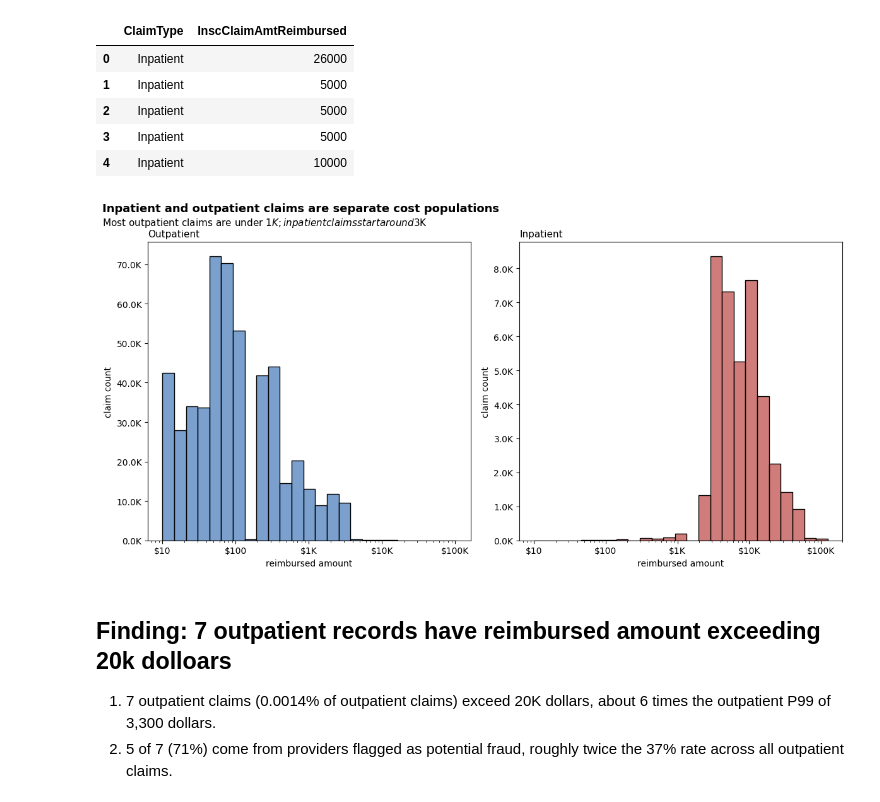
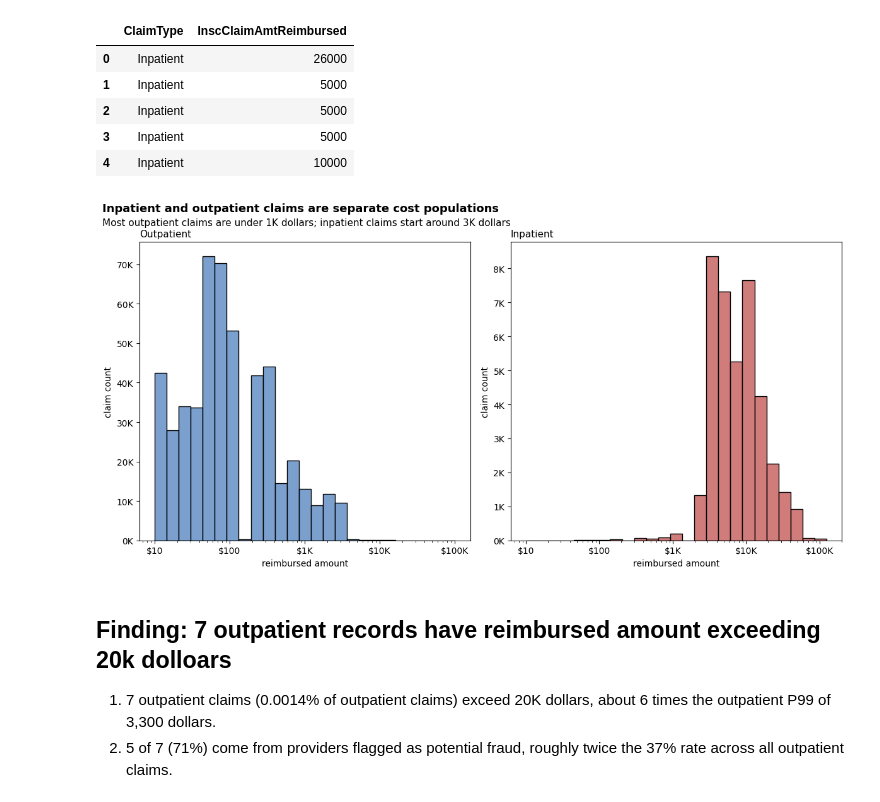
Before and after one commit to sophiaYishan/us_healthcare_claims_analysis, a Jupyter notebook: claim-analysis.ipynb, the cells around one changed output. Drawn from its saved outputs; the diff is of its cells as text; code cells hidden in the pictures.

```diff
--- a/claim-analysis.ipynb
+++ b/claim-analysis.ipynb
@@ -891,31 +891,31 @@ plot_df3.head()
 # %%
 from matplotlib import ticker
 
 fig, (ax1, ax2) = plt.subplots(1,2, figsize = (12,6))
 sns.histplot(data = plot_df3[plot_df3['ClaimType'] == 'Outpatient'], x = 'InscClaimAmtReimbursed', bins = 25, log_scale = True, color='#4f81bd', ax=ax1)
 sns.histplot(data = plot_df3[plot_df3['ClaimType'] == 'Inpatient'], x = 'InscClaimAmtReimbursed', bins = 25, log_scale = True, color='#c0504d', ax=ax2)
 
 def dollars(v, pos):
     return f'${v/1000:,.0f}K' if v >=1000 else f'${v:.0f}'
 
 def thousands(v, pos):
-    return f'{v/1000}K'
+    return f'{v/1000:,.0f}K'
 
 for ax, name in [(ax1, 'Outpatient'), (ax2, 'Inpatient')]:
     ax.xaxis.set_major_formatter(ticker.FuncFormatter(dollars))
     ax.yaxis.set_major_formatter(ticker.FuncFormatter(thousands))
     ax.set_title(name, loc = 'left', fontsize = 11)
     ax.set_ylabel('claim count')
     ax.set_xlabel('reimbursed amount')
 
 title = 'Inpatient and outpatient claims are separate cost populations'
-text = 'Most outpatient claims are under $1K; inpatient claims start around $3K'
+text = 'Most outpatient claims are under 1K dollars; inpatient claims start around 3K dollars'
 fig.suptitle(title,x = 0.01, y = 0.99, ha = 'left', fontsize=13, fontweight='bold')
 fig.text(x = 0.01, y = 0.93, s = text, ha = 'left', fontsize = 11)
 plt.tight_layout()
 plt.show()
 # %% [output]
-[figure, old version]
+[figure, new version]
 # %% [markdown]
 ## Finding: 7 outpatient records have reimbursed amount exceeding 20k dolloars
 1. 7 outpatient claims (0.0014% of outpatient claims) exceed 20K dollars, about 6 times the outpatient P99 of 3,300 dollars.
```
Also changed, not shown: parts of 22 cells of this notebook.
